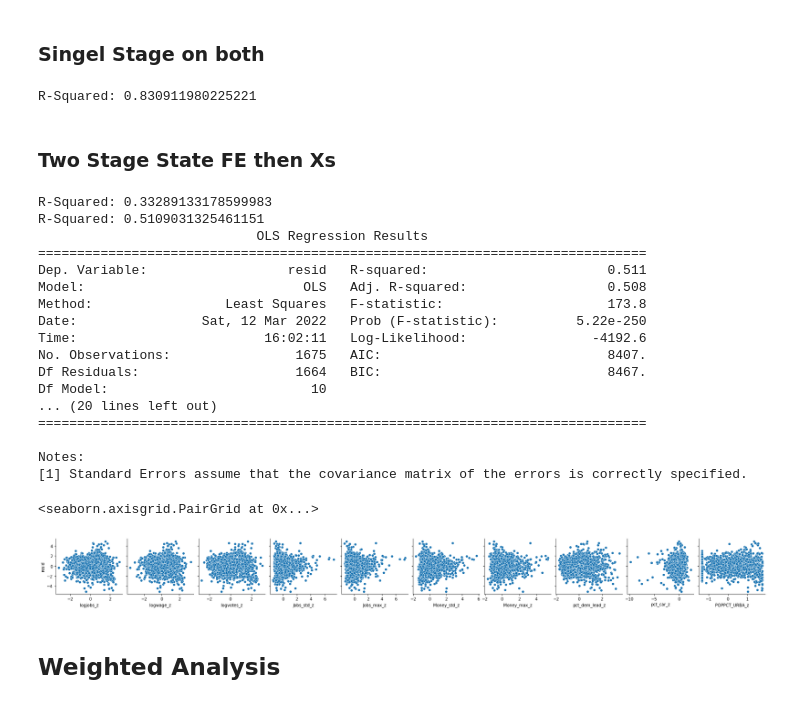
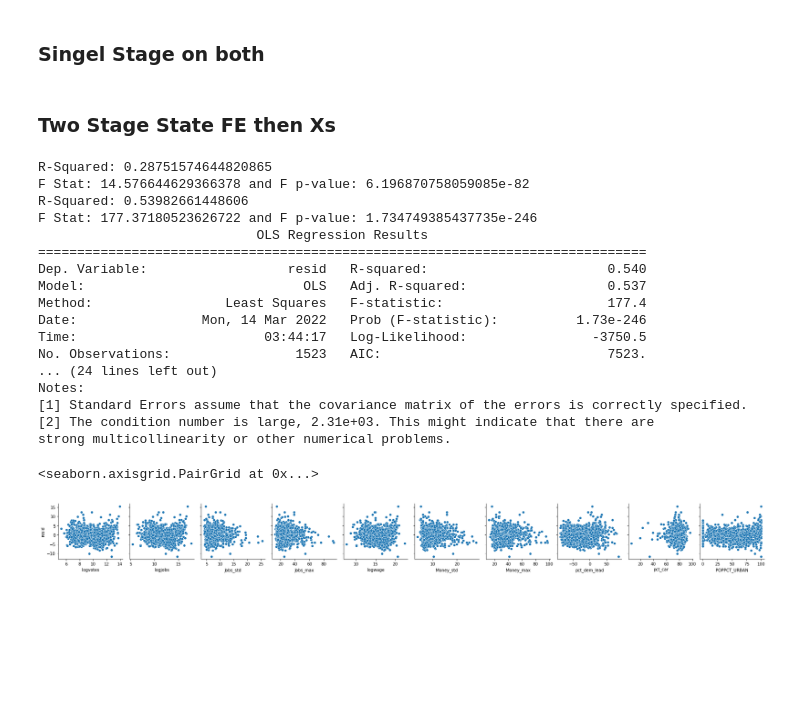
Before and after one commit to eric-mc2/ClimateOpEd, a Jupyter notebook: analysis-all.ipynb, the cells around one changed output. Cells and saved outputs as stored; diff of their text form; code cells hidden in the pictures; blank space fills up the shorter version.

Commit message:
fix regression scales

```diff
--- a/analysis-all.ipynb
+++ b/analysis-all.ipynb
@@ -39,7 +39,7 @@ opinions = opinions.assign(
     laissezfaire = opinions['corporations'] - opinions['president'])
 # %%
 oppose_questions = [x for x in opinions.columns if 'Oppose' in x]
-non_questions = ['GeoType', 'GEOID', 'GeoName', 'TotalPop', 'StateFIPS', 'CountyFIPS']
+non_questions = ['GEOID', 'TotalPop', 'StateFIPS', 'CountyFIPS']
 my_questions = ['marx','laissezfaire','notonmyhead','notmyproblem']
 policies = ['fundrenewables', 'regulate', 'CO2limits', 'reducetax','supportRPS','rebates','drillANWROppose','drilloffshoreOppose']
 questions = [x for x in opinions.columns if x not in oppose_questions and x not in non_questions and x not in my_questions]
@@ -359,3 +345,20 @@ cars = cars.reset_index().drop('Commuting Flow--Travel Mode', axis=1) \
+# %%
+def regression(y, xs, data, verbose=False, weights=None):
+    formula = "{} ~ {}".format(y, " + ".join(xs))
+    y, X = dmatrices(formula, data=data, return_type='dataframe')
+    mod = sm.WLS(y, X, weights=weights) if weights is not None else sm.OLS(y, X)
+    res = mod.fit()
+    data = data.assign(resid = res.resid)
+    print("R-Squared: {}".format(res.rsquared))
+    print("F Stat: {} and F p-value: {}".format(res.fvalue, res.f_pvalue))
+    if verbose:
+        print(res.summary())
+    return data
+
+def twostage_regression(y, xs, fes, data, verbose=False):
+    data = regression(y, fes, data, verbose=False)
+    data = regression('resid', xs, data, verbose=True)
+    return data
 # %%
 covariates = opinions.merge(county_elections, on=['StateFIPS','CountyFIPS'])
 covariates = covariates.merge(county_urban,  on=['StateFIPS', 'CountyFIPS'])
@@ -365,20 +377,12 @@ covariates = covariates.merge(job_dominance,  on=['StateFIPS', 'CountyFIPS', 'NA
 # %%
-from scipy.stats import zscore
-std_covs = covariates.assign(
+covariates = covariates.assign(
     logjobs = np.log(covariates['Jobs_sum']),
     logwage = np.log(covariates['Money_sum']),
     logvotes = np.log(covariates['votes_total']),
-    logjobs_z = zscore(np.log(covariates['Jobs_sum'])),
-    logwage_z = zscore(np.log(covariates['Money_sum'])),
-    logvotes_z = zscore(np.log(covariates['votes_total'])),
-    Jobs_std_z = zscore(covariates['Jobs_std']),
-    Jobs_max_z = zscore(covariates['Jobs_max']),
-    Money_std_z = zscore(covariates['Money_std']),
-    Money_max_z = zscore(covariates['Money_max']),
-    pct_dem_lead_z = zscore(covariates['pct_dem_lead']),
-    pct_car_z = zscore(covariates['pct_car']),
-    POPPCT_URBA_z = zscore(covariates['POPPCT_URBAN']),
+    Jobs_std = covariates['Jobs_std'] * 100,
+    Jobs_max = covariates['Jobs_max'] * 100,
+    Money_std = covariates['Money_std'] * 100,
+    Money_max = covariates['Money_max'] * 100,
+    pct_car = covariates['pct_car'] * 100
 )
-
-xs = ['logjobs','Jobs_std','Jobs_max','logwage','Money_std','Money_max', 'pct_dem_lead', 'pct_car', 'logvotes', 'POPPCT_URBAN']
-zs = [z for z in std_covs.columns if '_z' in z]
+xs = ['logvotes', 'logjobs','Jobs_std','Jobs_max','logwage','Money_std','Money_max', 'pct_dem_lead', 'pct_car', 'POPPCT_URBAN']
@@ -500,35 +621,31 @@ Notes:
 # %% [markdown]
 ### Singel Stage on both
 # %%
-reg_data = regression('personal', zs + ['StateFIPS'], std_covs, verbose=False, center=False)
+reg_data = regression('personal', xs + ['StateFIPS'], covariates, verbose=False)
-# %% [output]
-R-Squared: 0.830911980225221
 # %% [markdown]
 ### Two Stage State FE then Xs
 # %%
-reg_data = twostage_regression('personal', zs, ['StateFIPS'], std_covs)
+reg_data = twostage_regression('personal', xs, ['StateFIPS'], covariates)
 # %% [output]
-R-Squared: 0.33289133178599983
-R-Squared: 0.5109031325461151
+R-Squared: 0.28751574644820865
+F Stat: 14.576644629366378 and F p-value: 6.196870758059085e-82
+R-Squared: 0.53982661448606
+F Stat: 177.37180523626722 and F p-value: 1.734749385437735e-246
                             OLS Regression Results
 ==============================================================================
-Dep. Variable:                  resid   R-squared:                       0.511
-Model:                            OLS   Adj. R-squared:                  0.508
-Method:                 Least Squares   F-statistic:                     173.8
-Date:                Sat, 12 Mar 2022   Prob (F-statistic):          5.22e-250
-Time:                        16:02:11   Log-Likelihood:                -4192.6
-No. Observations:                1675   AIC:                             8407.
-Df Residuals:                    1664   BIC:                             8467.
-Df Model:                          10
-... (20 lines left out)
-==============================================================================
-
+Dep. Variable:                  resid   R-squared:                       0.540
+Model:                            OLS   Adj. R-squared:                  0.537
+Method:                 Least Squares   F-statistic:                     177.4
+Date:                Mon, 14 Mar 2022   Prob (F-statistic):          1.73e-246
+Time:                        03:44:17   Log-Likelihood:                -3750.5
+No. Observations:                1523   AIC:                             7523.
+... (24 lines left out)
 Notes:
 [1] Standard Errors assume that the covariance matrix of the errors is correctly specified.
+[2] The condition number is large, 2.31e+03. This might indicate that there are
+strong multicollinearity or other numerical problems.
 # %%
-sns.pairplot(data=reg_data, x_vars=zs, y_vars='resid')
+sns.pairplot(data=reg_data, x_vars=xs, y_vars='resid')
 # %% [output]
 <seaborn.axisgrid.PairGrid at 0x...>
-[figure, old version]
+[figure, new version]
-# %% [markdown]
-## Weighted Analysis
```
Also changed, not shown: parts of 55 cells of this notebook.
